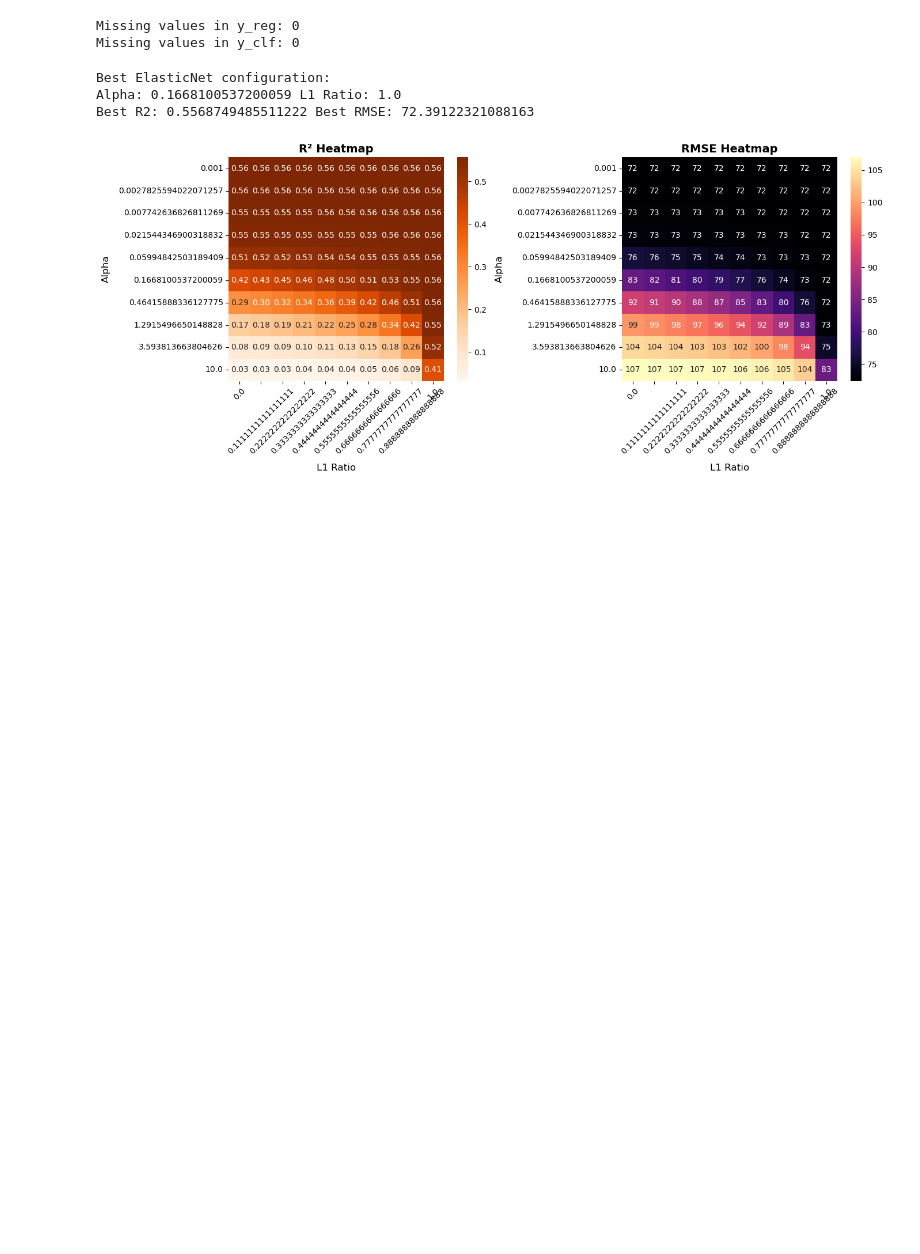
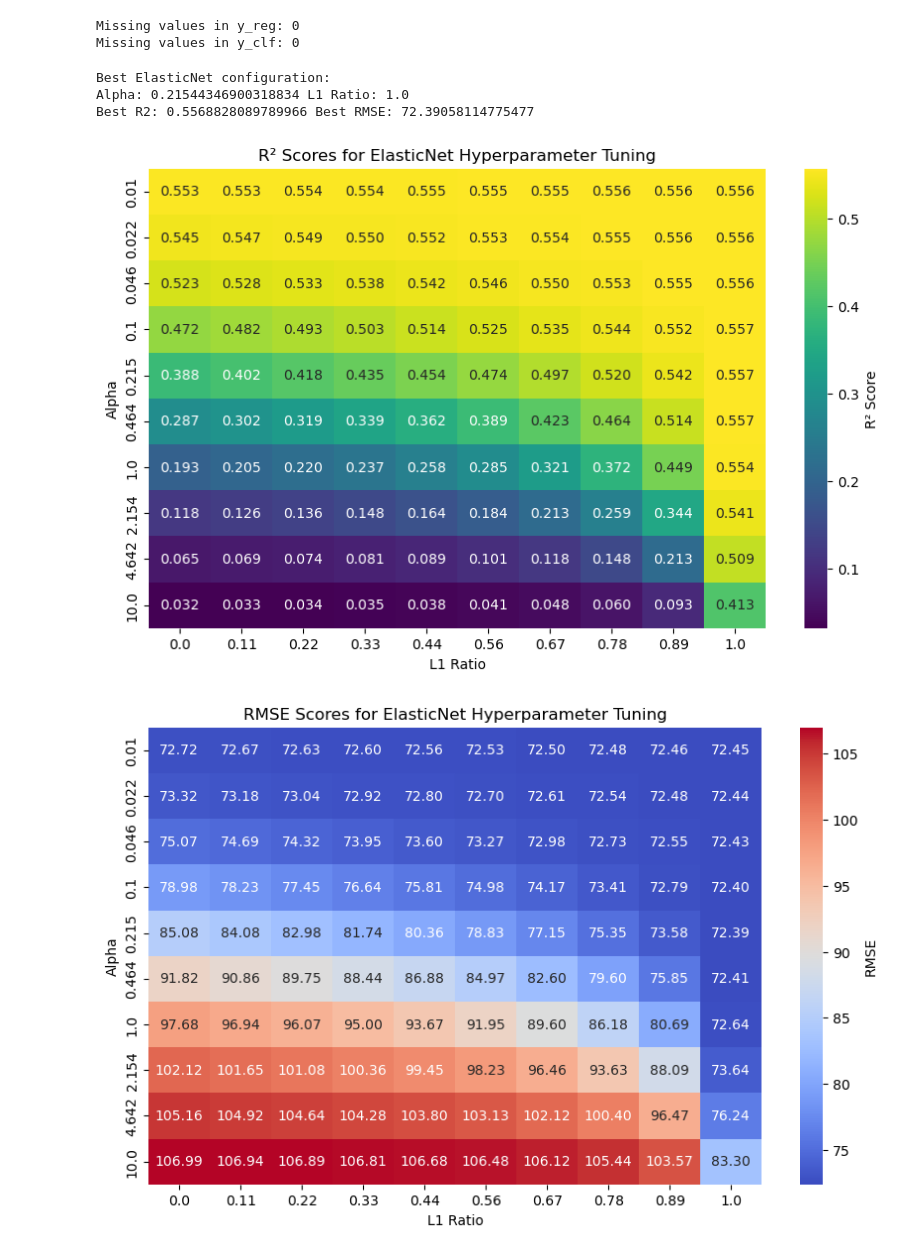
Before and after one commit to Dane0331/BINF5507, a Jupyter notebook: Assignment2/Scripts/main.ipynb, the cells around one changed output. Drawn from its saved outputs; the diff is of its cells as text; code cells hidden in the pictures; blank space fills up the shorter version.

```diff
--- a/Assignment2/Scripts/main.ipynb
+++ b/Assignment2/Scripts/main.ipynb
@@ -106,7 +105,7 @@ X_train_clf = preprocessor.fit_transform(X_train_clf)
 X_test_clf = preprocessor.transform(X_test_clf)
 
 # --- Regression Model - ElasticNet ---
-alpha_values = np.logspace(-3, 1, 10)
+alpha_values = np.logspace(-2, 1, 10)
 l1_ratios = np.linspace(0, 1, 10)
 
 best_r2, best_rmse, best_alpha, best_l1 = -np.inf, np.inf, None, None
@@ -132,50 +131,36 @@ print("Alpha:", best_alpha, "L1 Ratio:", best_l1)
 print("Best R2:", best_r2, "Best RMSE:", best_rmse)
 # %% [output]
 Best ElasticNet configuration:
-Alpha: 0.1668100537200059 L1 Ratio: 1.0
-Best R2: 0.5568749485511222 Best RMSE: 72.39122321088163
+Alpha: 0.21544346900318834 L1 Ratio: 1.0
+Best R2: 0.5568828089789966 Best RMSE: 72.39058114775477
-# %%
-# # Visualizing results
-# fig, ax = plt.subplots(1, 2, figsize=(14, 5))
-# sns.heatmap(r2_results, annot=True, xticklabels=l1_ratios, yticklabels=alpha_values, ax=ax[0])
-# ax[0].set_title("R² Heatmap")
-# ax[0].set_xlabel("L1 Ratio")
-# ax[0].set_ylabel("Alpha")
-# sns.heatmap(rmse_results, annot=True, xticklabels=l1_ratios, yticklabels=alpha_values, ax=ax[1])
-# ax[1].set_title("RMSE Heatmap")
-# ax[1].set_xlabel("L1 Ratio")
-# ax[1].set_ylabel("Alpha")
-# plt.show()
-
-# import matplotlib.pyplot as plt
-# import seaborn as sns
-
-# Create the figure
-fig, ax = plt.subplots(1, 2, figsize=(14, 6))  # Adjusted for better visibility
-
-# Customize the R² Heatmap
-sns.heatmap(r2_results, annot=True, fmt=".2f", cmap="Oranges", cbar=True,
-            xticklabels=l1_ratios, yticklabels=alpha_values, ax=ax[0])
-ax[0].set_title("R² Heatmap", fontsize=14, fontweight="bold")
-ax[0].set_xlabel("L1 Ratio", fontsize=12, labelpad=10)
-ax[0].set_ylabel("Alpha", fontsize=12, labelpad=10)
-ax[0].tick_params(axis="x", rotation=45, labelsize=10)  # Rotate for clarity
-ax[0].tick_params(axis="y", labelsize=10)
-
-# Customize the RMSE Heatmap
-sns.heatmap(rmse_results, annot=True, fmt=".0f", cmap="magma", cbar=True,
-            xticklabels=l1_ratios, yticklabels=alpha_values, ax=ax[1])
-ax[1].set_title("RMSE Heatmap", fontsize=14, fontweight="bold")
-ax[1].set_xlabel("L1 Ratio", fontsize=12, labelpad=10)
-ax[1].set_ylabel("Alpha", fontsize=12, labelpad=10)
-ax[1].tick_params(axis="x", rotation=45, labelsize=10)
-ax[1].tick_params(axis="y", labelsize=10)
-
-# Ensure proper spacing between subplots
-plt.tight_layout()
-
-# Show the plots
-plt.show()
-# %% [output]
-[figure, removed]
+# %%
+# Provided data from the loop
+alpha_values = np.logspace(-2, 1, 10)
+l1_ratios = np.linspace(0, 1, 10)
+
+# Assuming r2_results and rmse_results have been computed from your loop
+# Make sure these are numpy arrays for easy plotting
+r2_results = np.array(r2_results)
+rmse_results = np.array(rmse_results)
+
+# Plot R² heatmap
+plt.figure(figsize=(10, 6))
+sns.heatmap(r2_results, annot=True, fmt=".3f", xticklabels=np.round(l1_ratios, 2),
+            yticklabels=np.round(alpha_values, 3), cmap="viridis", cbar_kws={'label': 'R² Score'})
+plt.xlabel("L1 Ratio")
+plt.ylabel("Alpha")
+plt.title("R² Scores for ElasticNet Hyperparameter Tuning")
+plt.show()
+
+# Plot RMSE heatmap
+plt.figure(figsize=(10, 6))
+sns.heatmap(rmse_results, annot=True, fmt=".2f", xticklabels=np.round(l1_ratios, 2),
+            yticklabels=np.round(alpha_values, 3), cmap="coolwarm", cbar_kws={'label': 'RMSE'})
+plt.xlabel("L1 Ratio")
+plt.ylabel("Alpha")
+plt.title("RMSE Scores for ElasticNet Hyperparameter Tuning")
+plt.show()
+# %% [output]
+[figure, added]
+[figure, added]
 # %%
```
Also changed, not shown: parts of 2 cells of this notebook.
